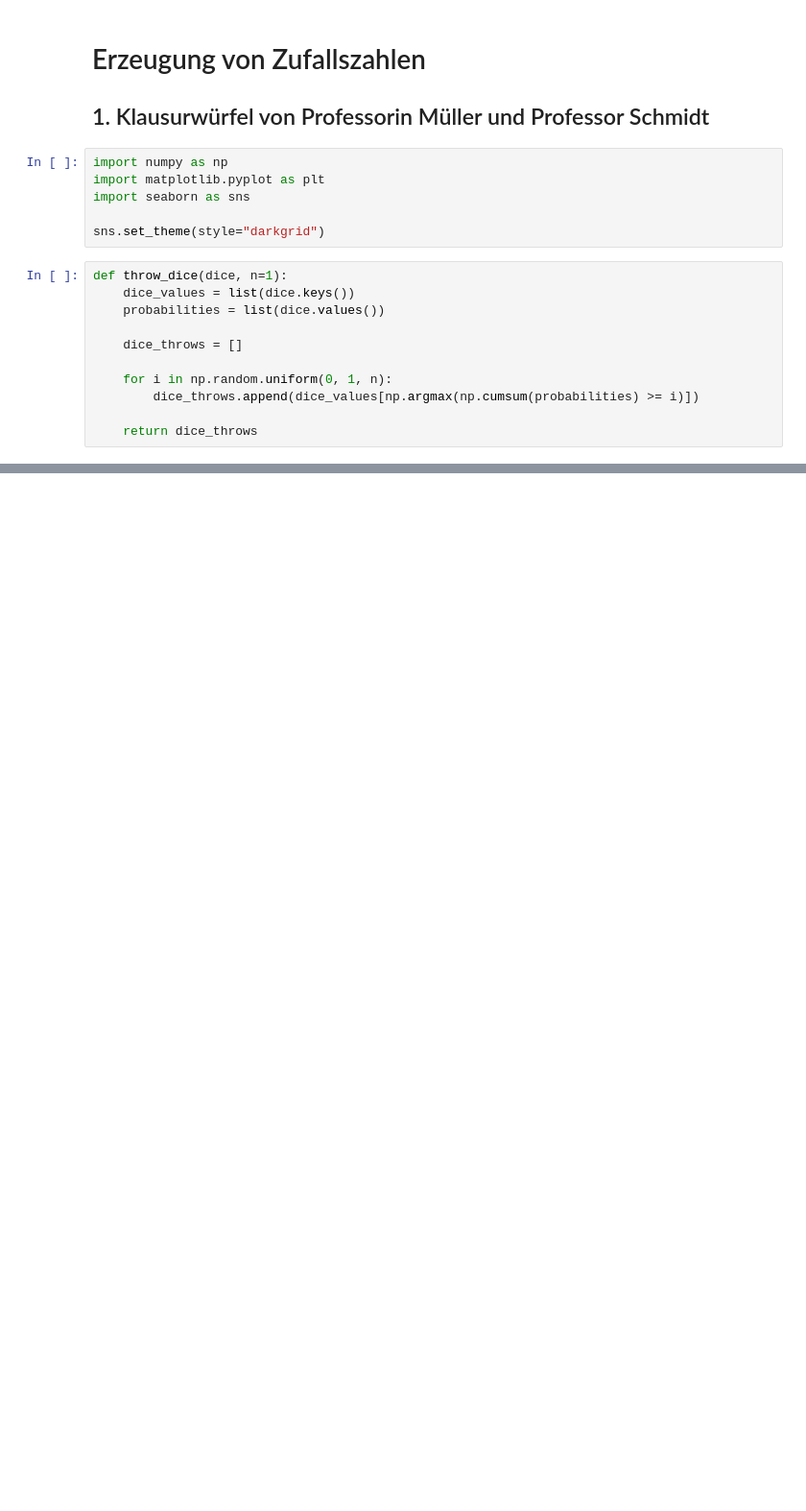
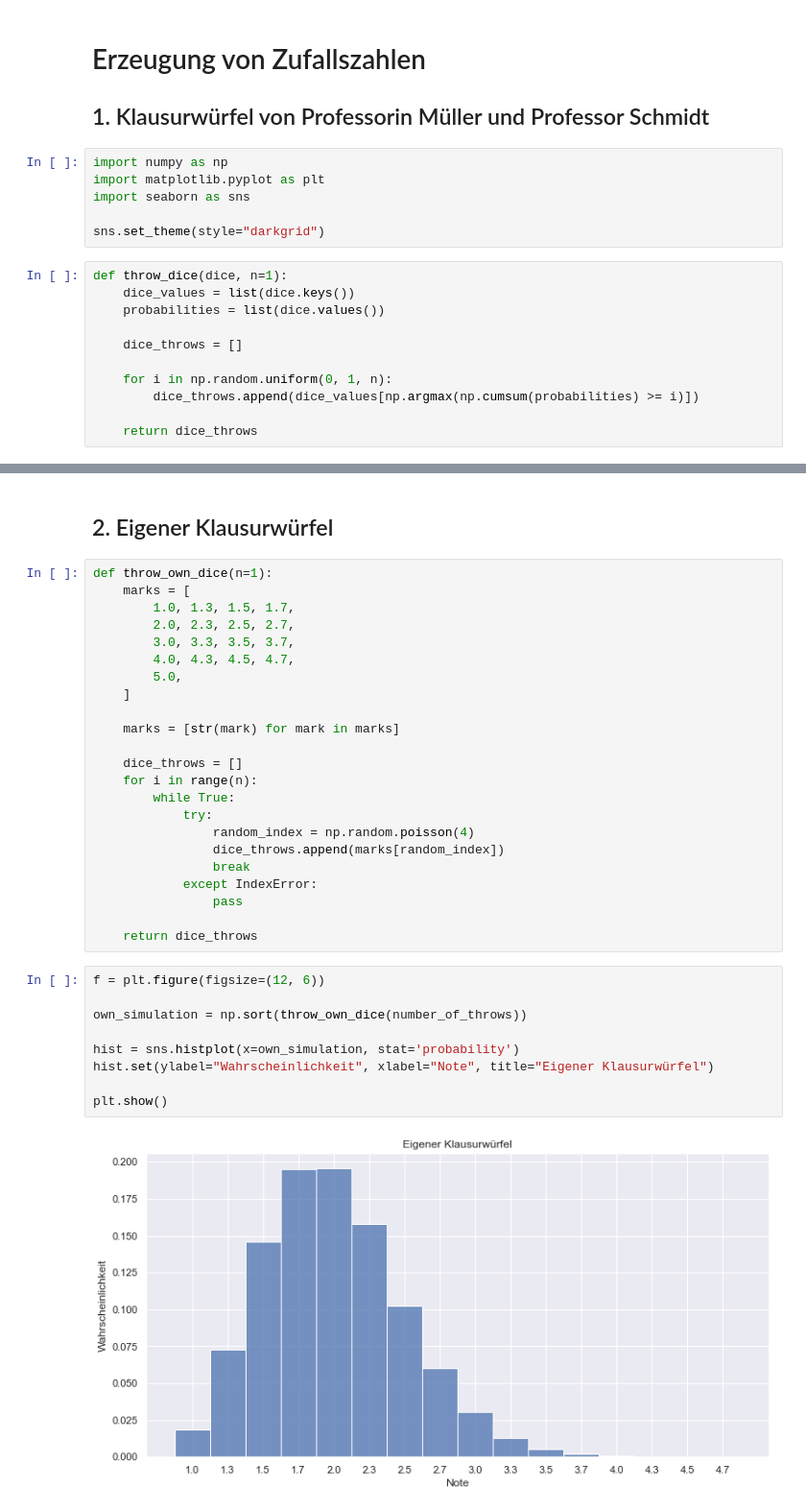
Before and after one commit to eco3/stochastik-abgaben, a Jupyter notebook: Abgabe02/erzeugung_von_zufallszahlen.ipynb, the cells around one changed output, grey strips where cells are left out. Shown: that part at 96% size. Saved outputs shown, nothing was run; the diff lists cells and outputs as text; blank space fills up the shorter version.

Commit message:
added own dice

```diff
--- a/Abgabe02/erzeugung_von_zufallszahlen.ipynb
+++ b/Abgabe02/erzeugung_von_zufallszahlen.ipynb
@@ -59,3 +59,39 @@ hist.set(ylabel="", xlabel="Note", title="Prof. Müllers Klausurwürfel",
 plt.show()
 # %% [output]
 [figure]
+# %% [markdown]
+## 2. Eigener Klausurwürfel
+# %%
+def throw_own_dice(n=1):
+    marks = [
+        1.0, 1.3, 1.5, 1.7,
+        2.0, 2.3, 2.5, 2.7,
+        3.0, 3.3, 3.5, 3.7,
+        4.0, 4.3, 4.5, 4.7,
+        5.0,
+    ]
+
+    marks = [str(mark) for mark in marks]
+
+    dice_throws = []
+    for i in range(n):
+        while True:
+            try:
+                random_index = np.random.poisson(4)
+                dice_throws.append(marks[random_index])
+                break
+            except IndexError:
+                pass
+
+    return dice_throws
+# %%
+f = plt.figure(figsize=(12, 6))
+
+own_simulation = np.sort(throw_own_dice(number_of_throws))
+
+hist = sns.histplot(x=own_simulation, stat='probability')
+hist.set(ylabel="Wahrscheinlichkeit", xlabel="Note", title="Eigener Klausurwürfel")
+
+plt.show()
+# %% [output]
+[figure, added]
```
Also changed, not shown: parts of 1 cell of this notebook.
